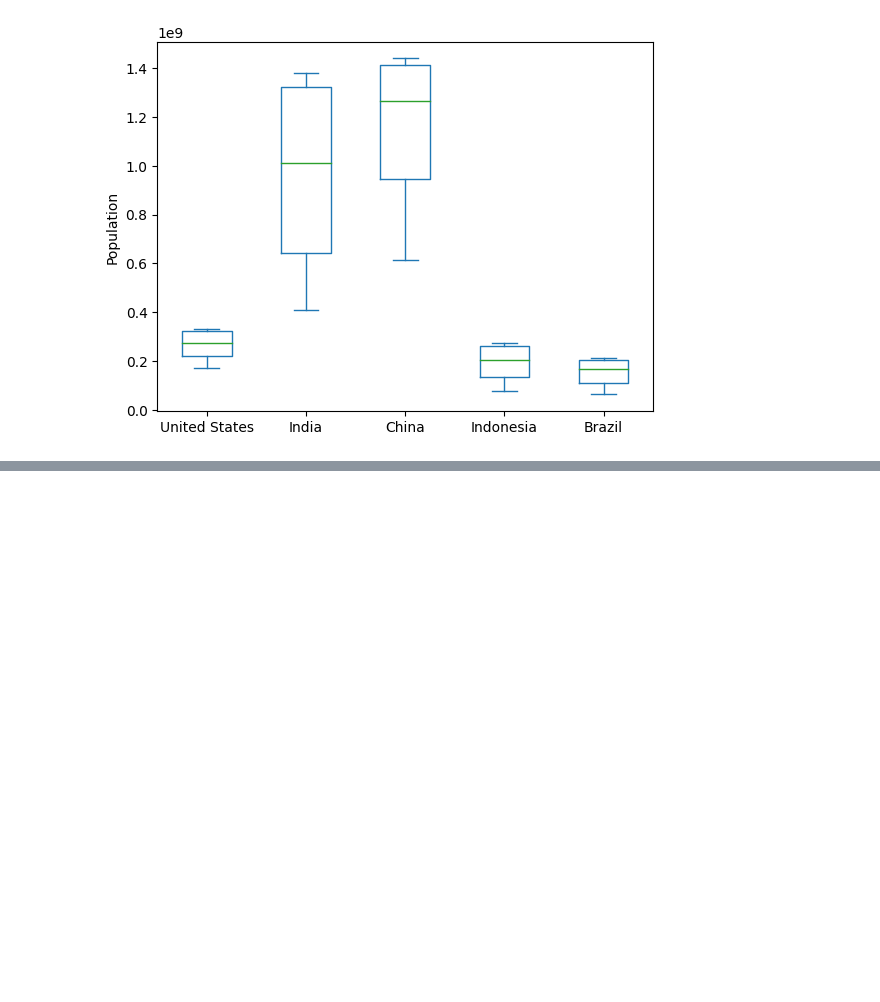
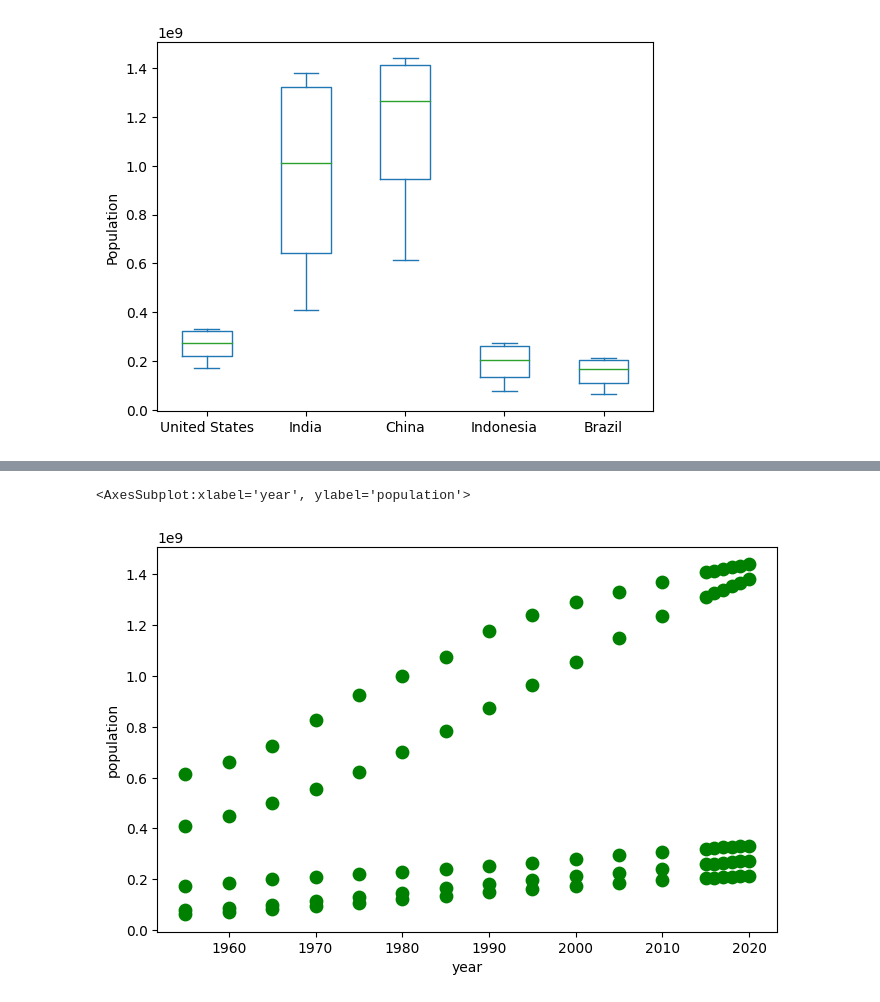
Before and after one commit to sanjula77/Data-Science, a Jupyter notebook: Data_Visualization.ipynb, the cells around one changed output, grey strips where cells are left out. Cells and saved outputs as stored; diff of their text form; code cells hidden in the pictures; blank space fills up the shorter version.

```diff
--- a/Data_Visualization.ipynb
+++ b/Data_Visualization.ipynb
@@ -140,0 +151,14 @@ df_pivot.plot(kind='box', xlabel='Countries',
+# %%
+# selecting a sample of the raw data
+df_sample = df_population_raw[df_population_raw['country'].isin(['United States', 'India', 'China', 'Indonesia', 'Brazil'])]
+# %%
+# creating the plot
+df_sample.plot(kind='scatter',
+               x='year',
+               y='population',
+               figsize=(8,5),
+               color='green',
+               s=80)
+# %% [output]
+<AxesSubplot:xlabel='year', ylabel='population'>
+[figure, added]
```
Also changed, not shown: parts of 3 cells of this notebook.
